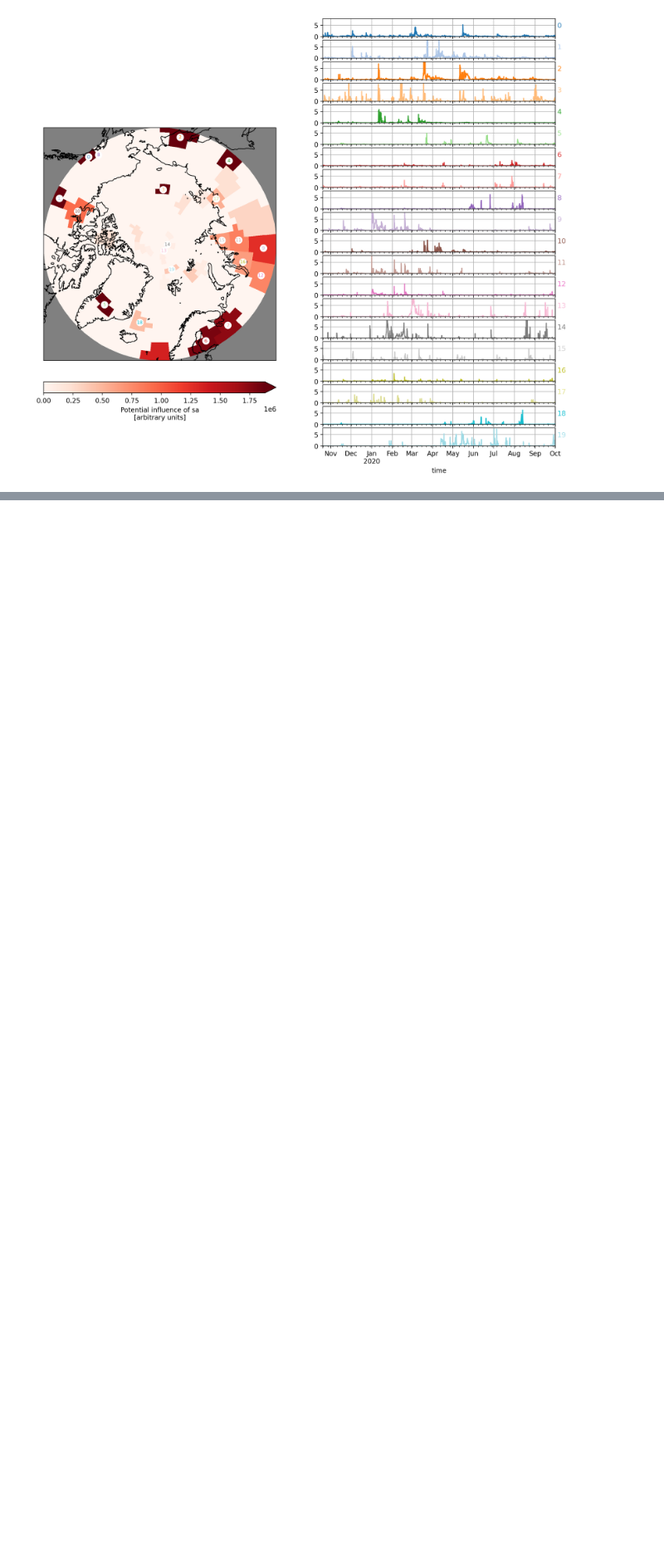
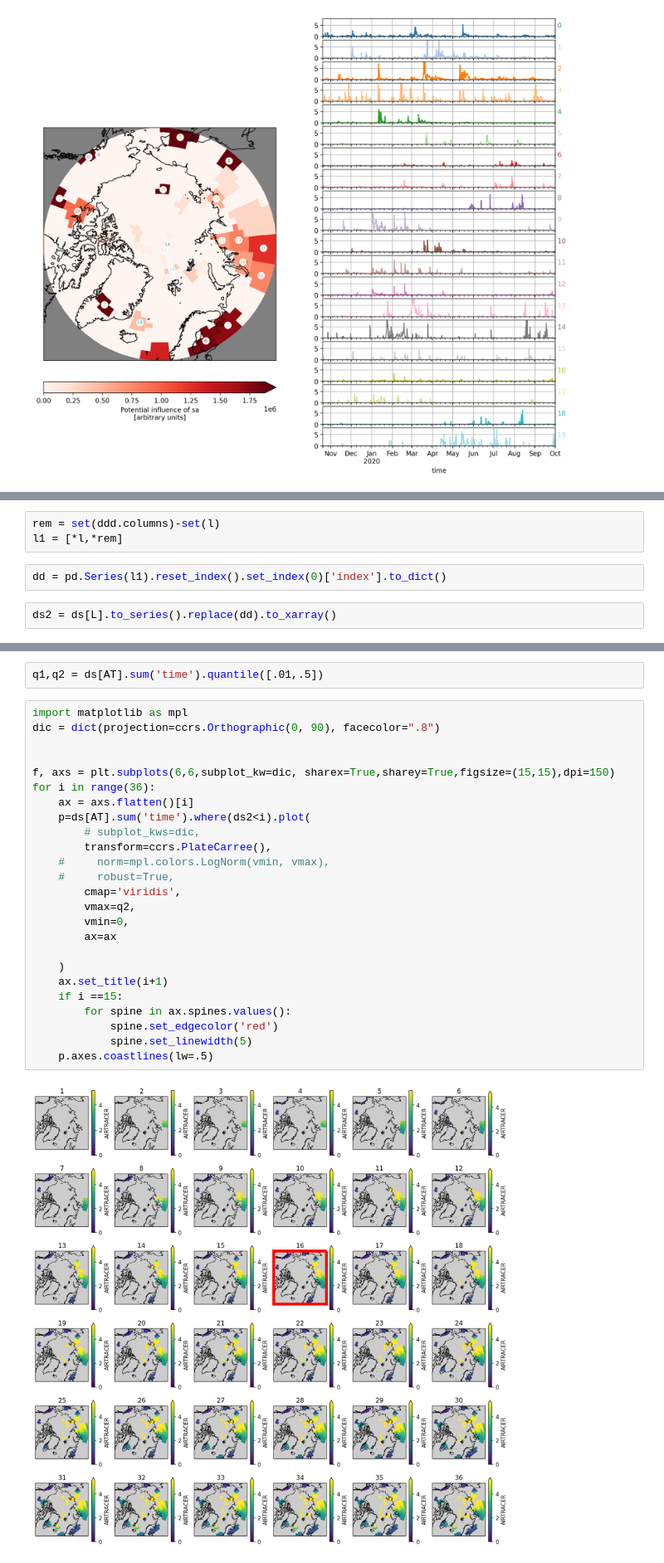
Before and after one commit to daliagachc/flexpart-mosaic, a Jupyter notebook: nb/z030_inverse_modeling_time_series.ipynb, the cells around one changed output, grey strips where cells are left out. Shown at 83% size. Drawn from its saved outputs; the diff is of its cells as text; blank space fills up the shorter version.

```diff
--- a/nb/z030_inverse_modeling_time_series.ipynb
+++ b/nb/z030_inverse_modeling_time_series.ipynb
@@ -240,0 +366,7 @@ for i,c in enumerate(co):
+# %%
+rem = set(ddd.columns)-set(l)
+l1 = [*l,*rem]
+# %%
+dd = pd.Series(l1).reset_index().set_index(0)['index'].to_dict()
+# %%
+ds2 = ds[L].to_series().replace(dd).to_xarray()
@@ -240,0 +385,29 @@ for i,c in enumerate(co):
+# %%
+q1,q2 = ds[AT].sum('time').quantile([.01,.5])
+# %%
+import matplotlib as mpl
+dic = dict(projection=ccrs.Orthographic(0, 90), facecolor=".8")
+
+
+f, axs = plt.subplots(6,6,subplot_kw=dic, sharex=True,sharey=True,figsize=(15,15),dpi=150)
+for i in range(36):
+    ax = axs.flatten()[i]
+    p=ds[AT].sum('time').where(ds2<i).plot(
+        # subplot_kws=dic,
+        transform=ccrs.PlateCarree(),
+    #     norm=mpl.colors.LogNorm(vmin, vmax),
+    #     robust=True,
+        cmap='viridis',
+        vmax=q2,
+        vmin=0,
+        ax=ax
+
+    )
+    ax.set_title(i+1)
+    if i ==15:
+        for spine in ax.spines.values():
+            spine.set_edgecolor('red')
+            spine.set_linewidth(5)
+    p.axes.coastlines(lw=.5)
+# %% [output]
+[figure, added]
```
Also changed, not shown: parts of 52 cells of this notebook, 35 other files.
